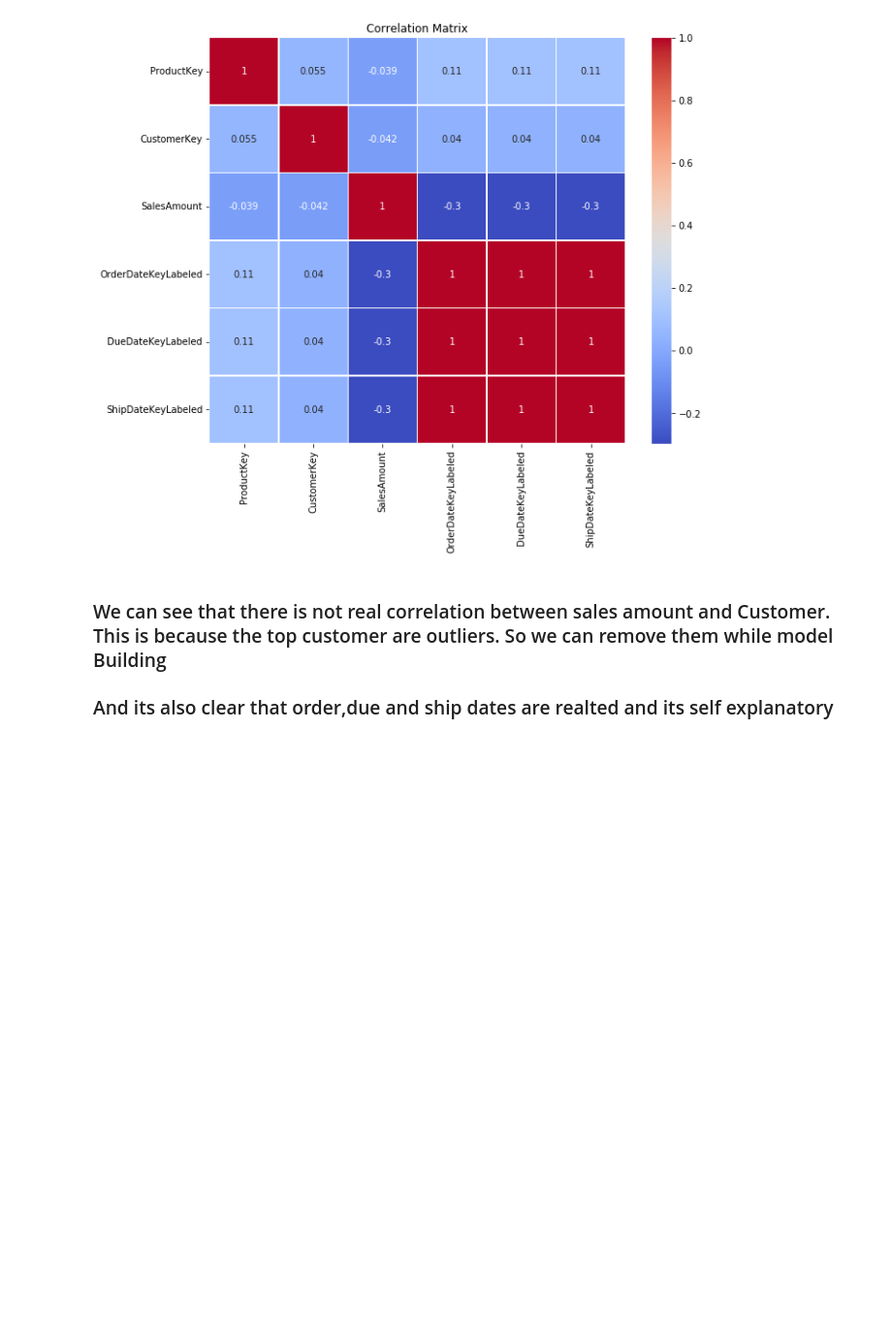
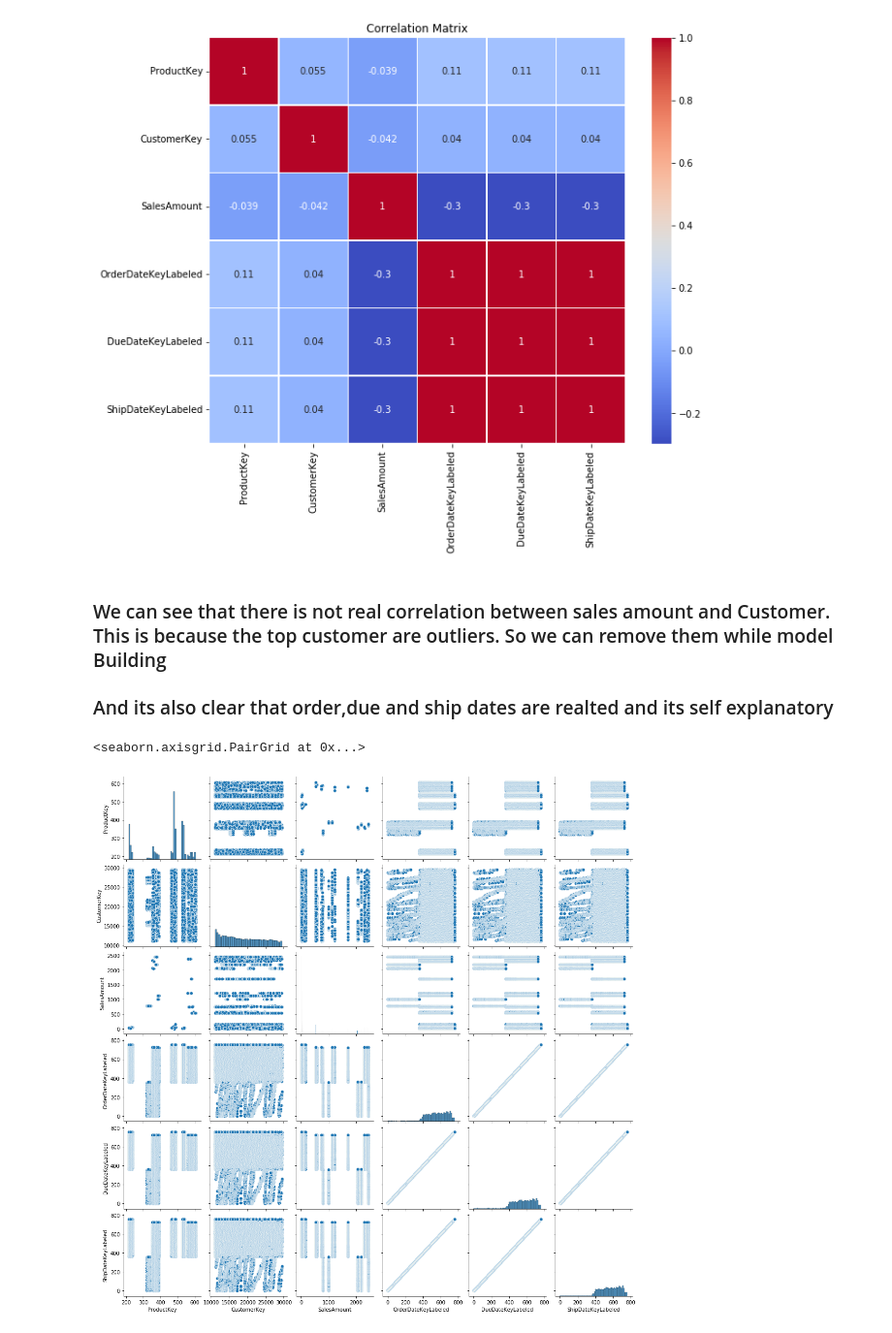
Before and after one commit to Astrasv/Business_Analytics, a Jupyter notebook: EDAs/InternetSales Analysis.ipynb, the cells around one changed output. Shown at 97% size. Drawn from its saved outputs; the diff is of its cells as text; code cells hidden in the pictures; blank space fills up the shorter version.

```diff
--- a/EDAs/InternetSales Analysis.ipynb
+++ b/EDAs/InternetSales Analysis.ipynb
@@ -220,3 +216,8 @@ plt.show()
 ### We can see that there is not real correlation between sales amount and Customer. This is because the top customer are outliers. So we can remove them while model Building
 
 ### And its also clear that order,due and ship dates are realted and its self explanatory
+# %%
+sns.pairplot(fact_internet_sales)
+# %% [output]
+<seaborn.axisgrid.PairGrid at 0x...>
+[figure, added]
```
Also changed, not shown: parts of 7 cells of this notebook.
